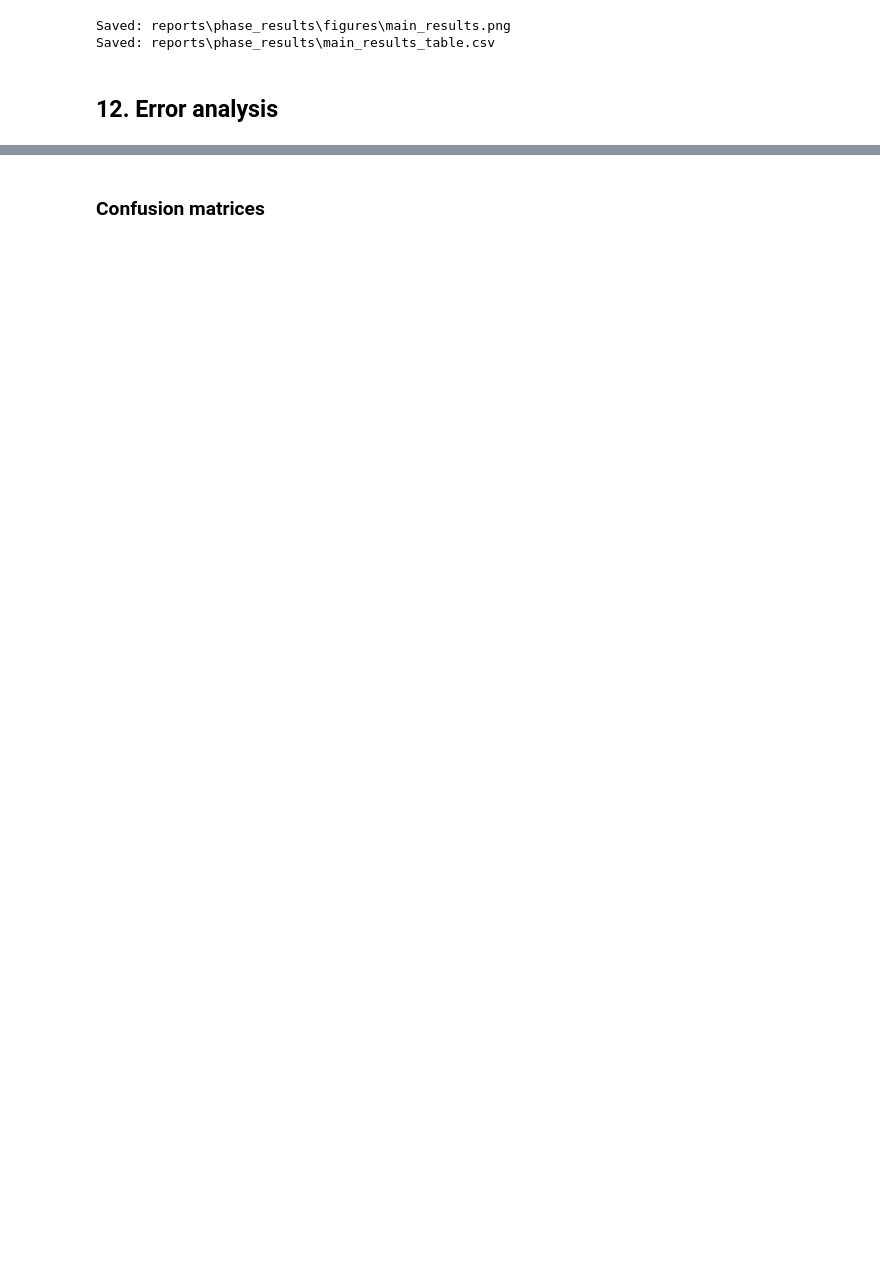
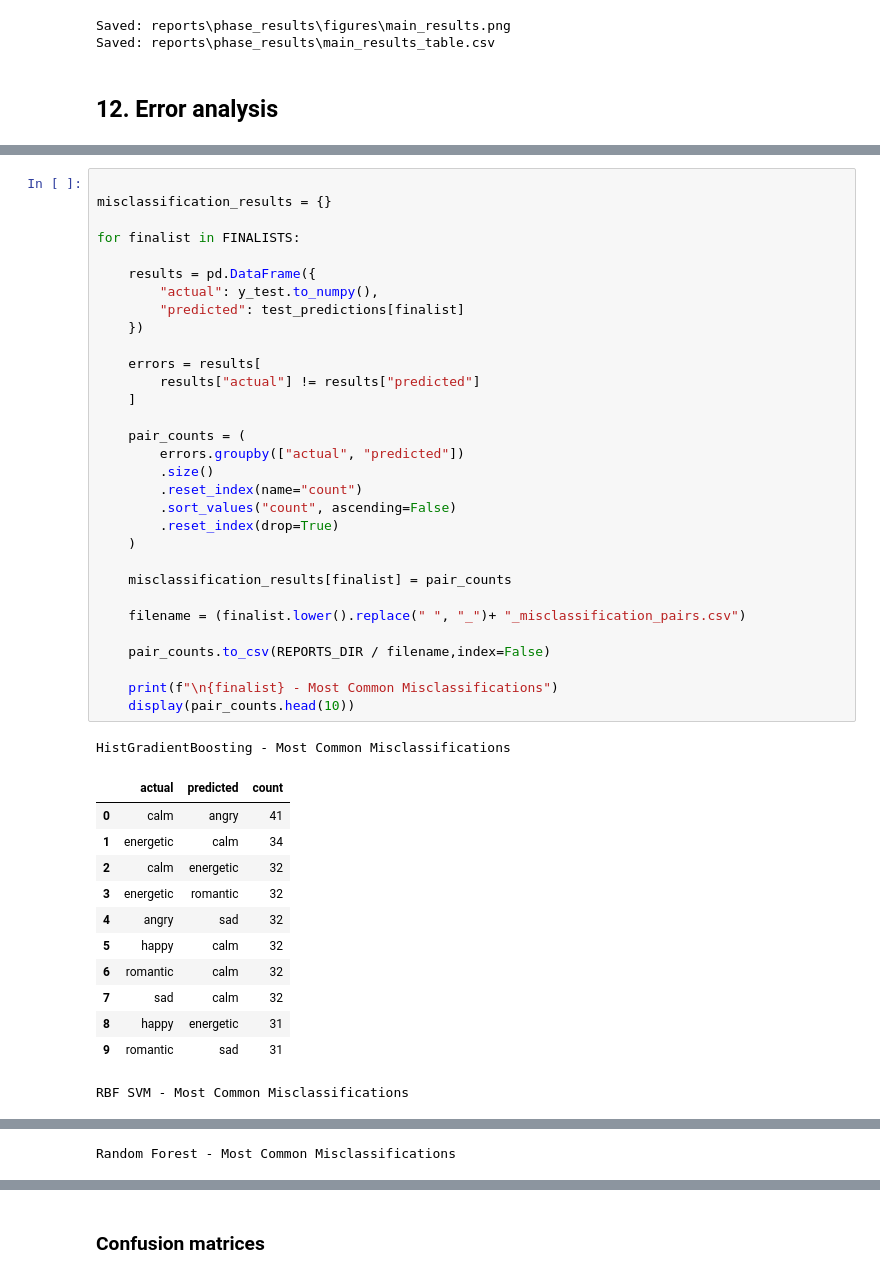
Before and after one commit to justinseeuoit/machine-learning-course-project, a Jupyter notebook: notebooks/3.0-experiments.ipynb, the cells around one changed output, grey strips where cells are left out. Saved outputs shown, nothing was run; the diff lists cells and outputs as text; blank space fills up the shorter version.

```diff
--- a/notebooks/3.0-experiments.ipynb
+++ b/notebooks/3.0-experiments.ipynb
@@ -918,0 +973,45 @@ Saved: reports\phase_results\main_results_table.csv
+# %%
+
+misclassification_results = {}
+
+for finalist in FINALISTS:
+
+    results = pd.DataFrame({
+        "actual": y_test.to_numpy(),
+        "predicted": test_predictions[finalist]
+    })
+
+    errors = results[
+        results["actual"] != results["predicted"]
+    ]
+
+    pair_counts = (
+        errors.groupby(["actual", "predicted"])
+        .size()
+        .reset_index(name="count")
+        .sort_values("count", ascending=False)
+        .reset_index(drop=True)
+    )
+
+    misclassification_results[finalist] = pair_counts
+
+    filename = (finalist.lower().replace(" ", "_")+ "_misclassification_pairs.csv")
+
+    pair_counts.to_csv(REPORTS_DIR / filename,index=False)
+
+    print(f"\n{finalist} - Most Common Misclassifications")
+    display(pair_counts.head(10))
+# %% [output]
+HistGradientBoosting - Most Common Misclassifications
+|  | actual | predicted | count |
+| 0 | calm | angry | 41 |
+| 1 | energetic | calm | 34 |
+| 2 | calm | energetic | 32 |
+| 3 | energetic | romantic | 32 |
+| 4 | angry | sad | 32 |
+| 5 | happy | calm | 32 |
+| 6 | romantic | calm | 32 |
+| 7 | sad | calm | 32 |
+| 8 | happy | energetic | 31 |
+| 9 | romantic | sad | 31 |
+RBF SVM - Most Common Misclassifications
@@ -918,0 +1029 @@ Saved: reports\phase_results\main_results_table.csv
+Random Forest - Most Common Misclassifications
```
Also changed, not shown: parts of 12 cells of this notebook, 10 other files.
